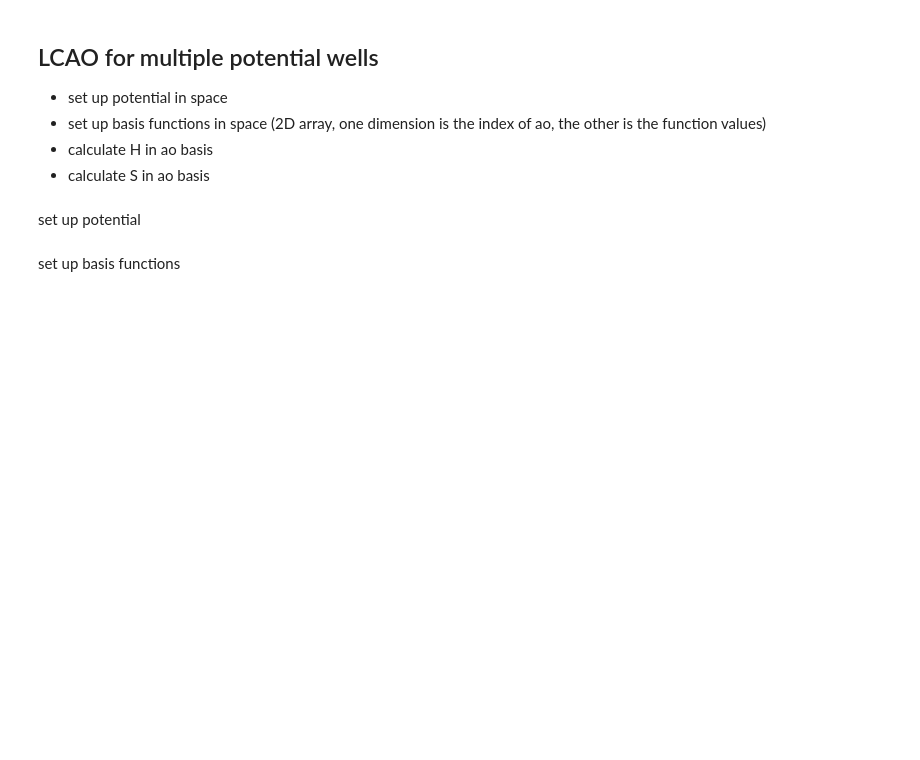
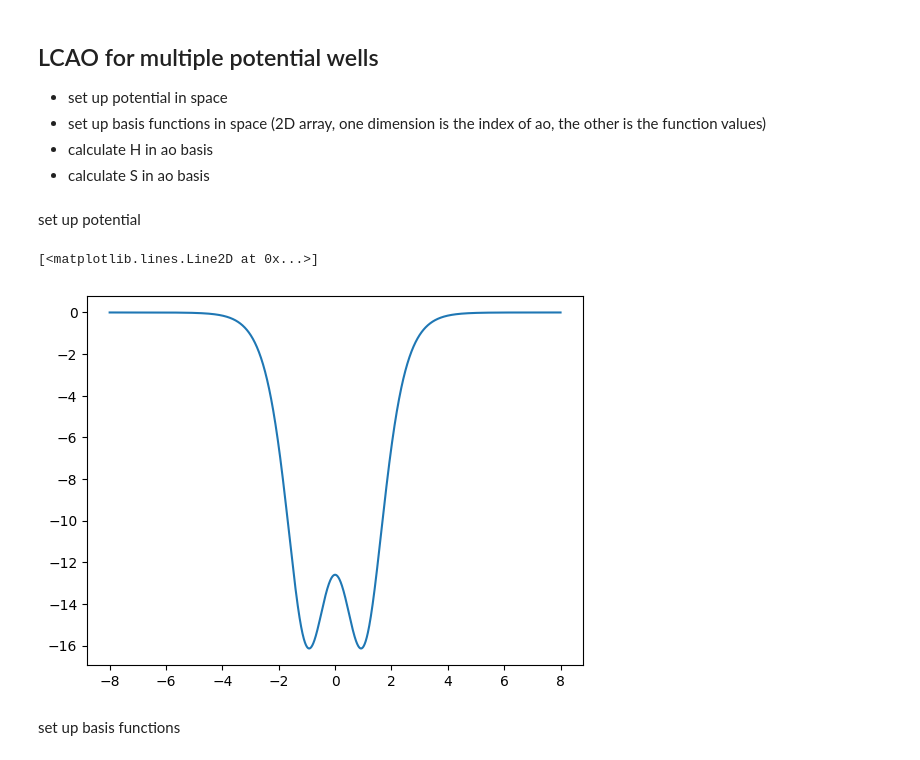
Before and after one commit to JuKoWi/numerov-LCAO, a Jupyter notebook: excercise2/numerov_LCAO.ipynb, the cells around one changed output. Cells and saved outputs as stored; diff of their text form; code cells hidden in the pictures; blank space fills up the shorter version.

```diff
--- a/excercise2/numerov_LCAO.ipynb
+++ b/excercise2/numerov_LCAO.ipynb
@@ -87,19 +87,47 @@ plt.legend(loc='upper right')
 set up potential
 # %%
 d = 2
-N_single = 40000
-n_centers = 100
-x_max = n_centers * d * 1.5
-x_space = np.linspace(0, x_max, N_single)
+N_single = 2000
+n_centers = 2
+x_max = n_centers * d * 2
+x_space = np.linspace(-x_max, x_max, N_single)
 
 def multiwell_pot(pot_funct, n_centers, d, x):
     V_tot = np.zeros((N_single))
-    for i in range(n_centers):
-        V_tot += pot_funct(x - (i+1)*d)
+    gerade = (n_centers%2 == 0)
+    if gerade:
+        for i in range(int(n_centers/2)):
+            V_tot += pot_funct(x - (i+0.5)*d)
+            V_tot += pot_funct(x + (i+0.5)*d)
+    if not gerade:
+        V_tot += pot_funct(x)
+        for i in range(1,int(n_centers//2+1)):
+            V_tot += pot_funct(x + i*d)
+            V_tot += pot_funct(x - i*d)
+
+
+    return V_tot
+
+def half_multiwell(pot_funct, n_centers, d, x_half):
+    V_tot = np.zeros((N_single))
+    gerade = (n_centers%2 == 0)
+    if gerade:
+        for i in range(int(n_centers/2)):
+            V_tot += pot_funct(x_half + (i+0.5)*d)
+    if not gerade:
+        V_tot += pot_funct(x_half)
+        for i in range(1, int(n_centers//2+1)):
+            V_tot += pot_funct(x_half + i*d)
     return V_tot
 
 
+
+
 pot = multiwell_pot(poeschl_teller, n_centers, d, x_space)
+plt.plot(x_space, pot)
+# %% [output]
+[<matplotlib.lines.Line2D at 0x...>]
+[figure, added]
 # %% [markdown]
 set up basis functions
 # %%
```
Also changed, not shown: parts of 8 cells of this notebook.
